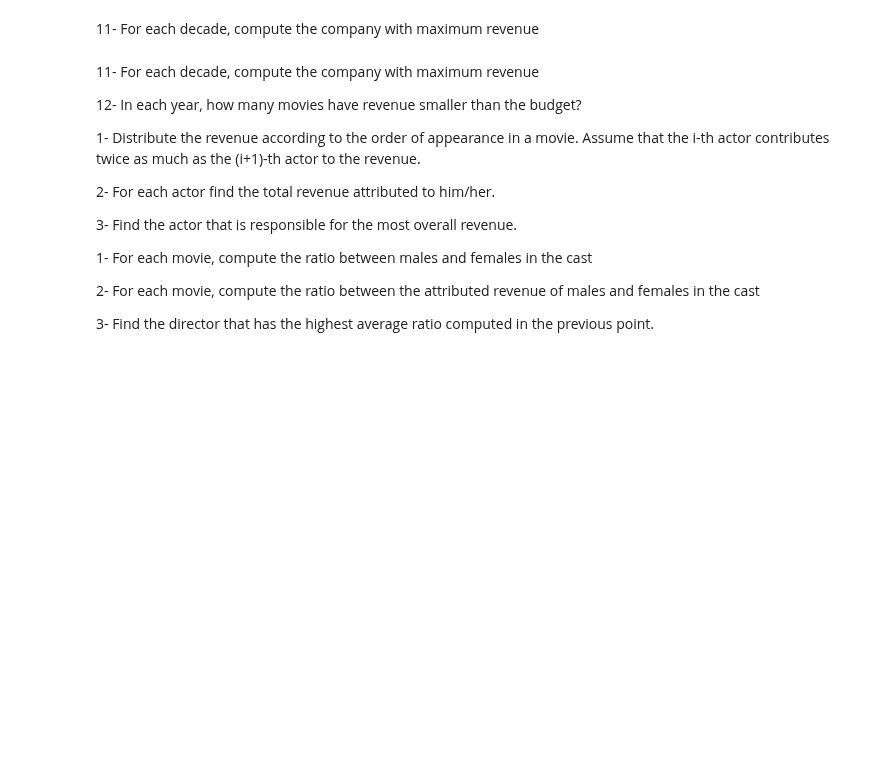
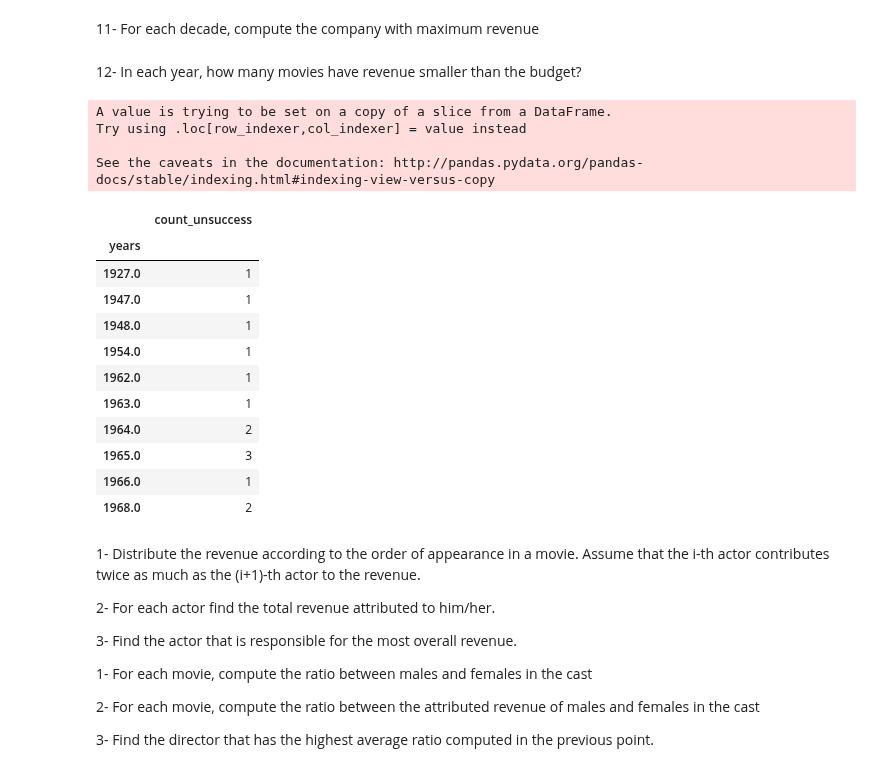
Before and after one commit to silviasantamaria/computerscience, a Jupyter notebook: Project+.ipynb, the cells around one changed output. Saved outputs shown, nothing was run; the diff lists cells and outputs as text; code cells hidden in the pictures; blank space fills up the shorter version.

```diff
--- a/Project+.ipynb
+++ b/Project+.ipynb
@@ -519,12 +519,33 @@ See the caveats in the documentation: http://pandas.pydata.org/pandas-docs/stabl
 | 4 | 49529 | 284139100 | 2012 | 2010 |
 # %% [markdown]
 11- For each decade, compute the company with maximum revenue
+# %% [markdown]
+12- In each year, how many movies have revenue smaller than the budget?
+# %%
+movies_2= movies[['id', 'revenue','budget', 'years']]
+movies_2['ricavo']= movies_2['revenue']-movies_2['budget']
+movies_3= movies_2.loc[movies_2.ricavo < 0, ['years','ricavo']]
+movies_unsuccess= movies_3.groupby('years').count()
+movies_unsuccess.rename(index=str, columns={'ricavo': 'count_unsuccess'}).head(10)
+# %% [output]
+A value is trying to be set on a copy of a slice from a DataFrame.
+Try using .loc[row_indexer,col_indexer] = value instead
+
+See the caveats in the documentation: http://pandas.pydata.org/pandas-docs/stable/indexing.html#indexing-view-versus-copy
+|  | count_unsuccess |
+| years |  |
+| 1927.0 | 1 |
+| 1947.0 | 1 |
+| 1948.0 | 1 |
+| 1954.0 | 1 |
+| 1962.0 | 1 |
+| 1963.0 | 1 |
+| 1964.0 | 2 |
+| 1965.0 | 3 |
+| 1966.0 | 1 |
+| 1968.0 | 2 |
 # %% [markdown]
 
-
-11- For each decade, compute the company with maximum revenue
-
-12- In each year, how many movies have revenue smaller than the budget?
 
 
 
```
